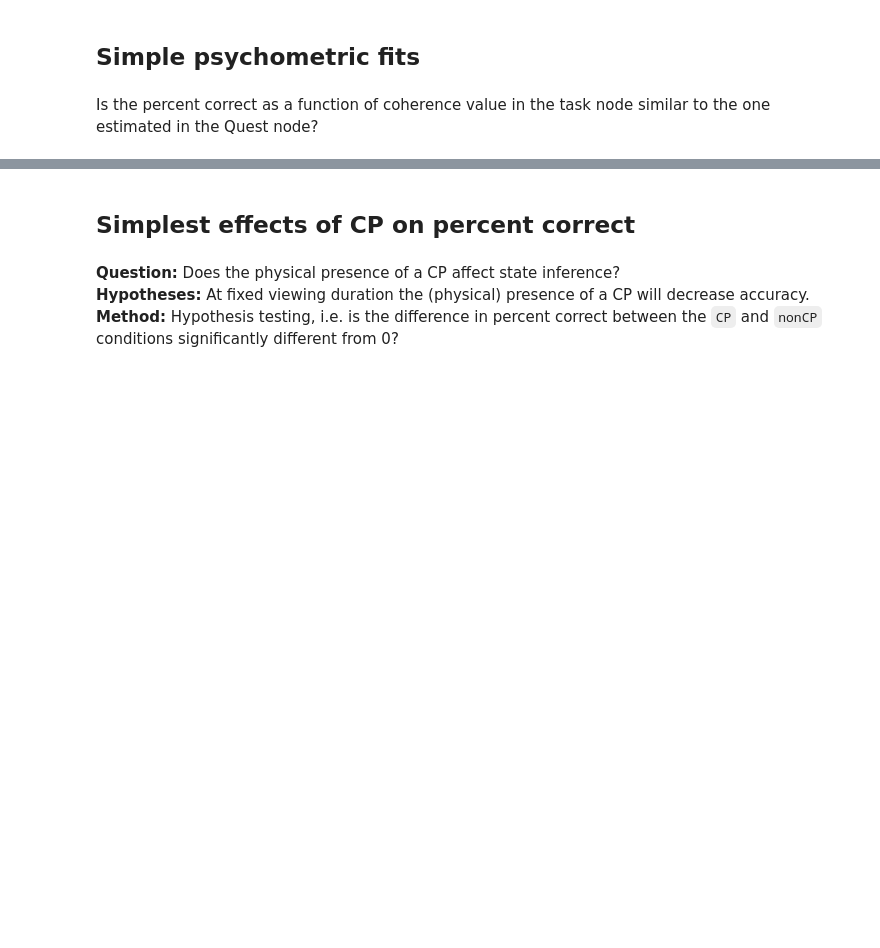
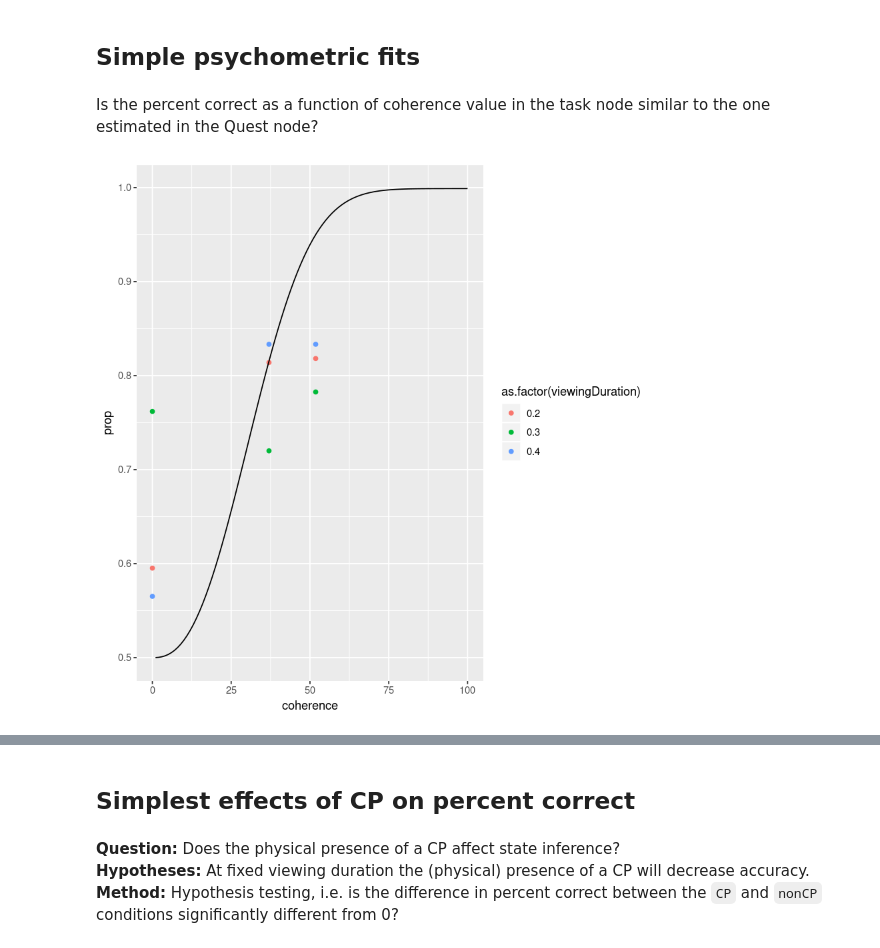
Before and after one commit to TheGoldLab/Analysis_SingleCP_DotsReversal, a Jupyter notebook: Jupyter/Pilot13-14/psychophysics.ipynb, the cells around one changed output, grey strips where cells are left out. Saved outputs shown, nothing was run; the diff lists cells and outputs as text; code cells hidden in the pictures; blank space fills up the shorter version.

Commit message:
start comparing Quest fits to task data

```diff
--- a/Jupyter/Pilot13-14/psychophysics.ipynb
+++ b/Jupyter/Pilot13-14/psychophysics.ipynb
@@ -71,3 +36,16 @@ fit_logistic_single_pred <- function(datatable, response, response_value, predic
+# %%
+# define constants for notebook
+
+# todo: the following is VERY INELEGANT!
+psubj13 <- c(37,2.5,0.5,0.001)
+names(psubj13) <- c('threshold','slope','guess','lapse')
+psubj14 <- c(23,2.5,0.5,0.001)
+names(psubj14) <- c('threshold','slope','guess','lapse')
+QuestParams <- list(psubj13, psubj14)
+names(QuestParams) <- c('13', '14')
+
+# recall, to access threshold of subject 13, type
+# th13 <- QuestParams[['13']]['threshold']
 # %% [markdown]
 ## Dataset handling
 # %% [markdown]
@@ -117,0 +110,14 @@ Is the percent correct as a function of coherence value in the task node similar
+# %%
+subj <- '13'
+x <- seq(100)
+psychometric <- psi_corr(weibull, QuestParams[[subj]])
+y <- psychometric(x)
+
+questCurve <- data.table(x=x, y=y)
+# %%
+ggplot(data[pilotID==subj & taskID==2 & presenceCP=='no',
+            .(prop=sum(correct==TRUE)/.N),by=.(coherence, viewingDuration)], aes(x=coherence, y=prop)) +
+        geom_point(aes(col=as.factor(viewingDuration))) +
+        geom_line(aes(x=x, y=y), data=questCurve)
+# %% [output]
+[figure, added]
```
Also changed, not shown: parts of 44 cells of this notebook.
